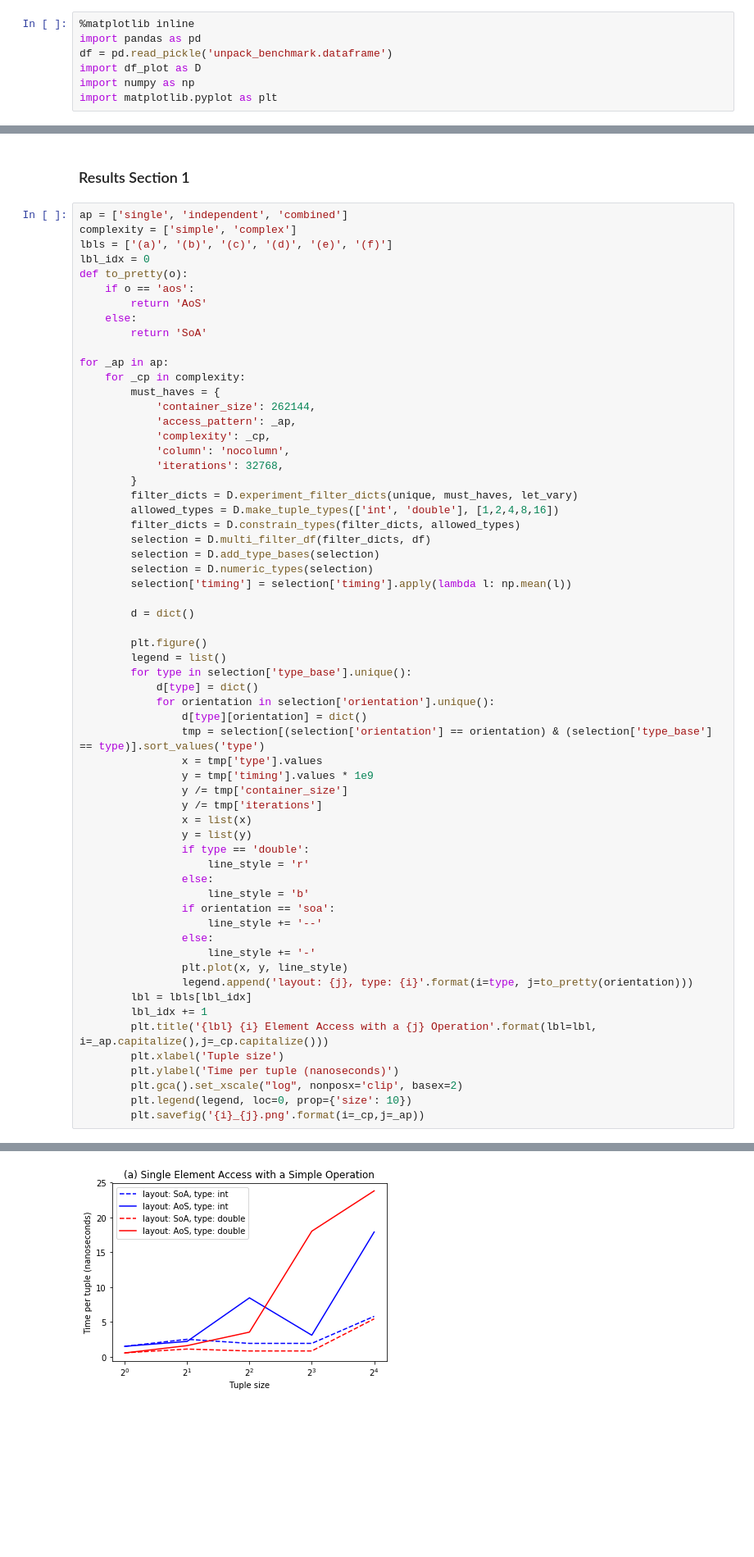
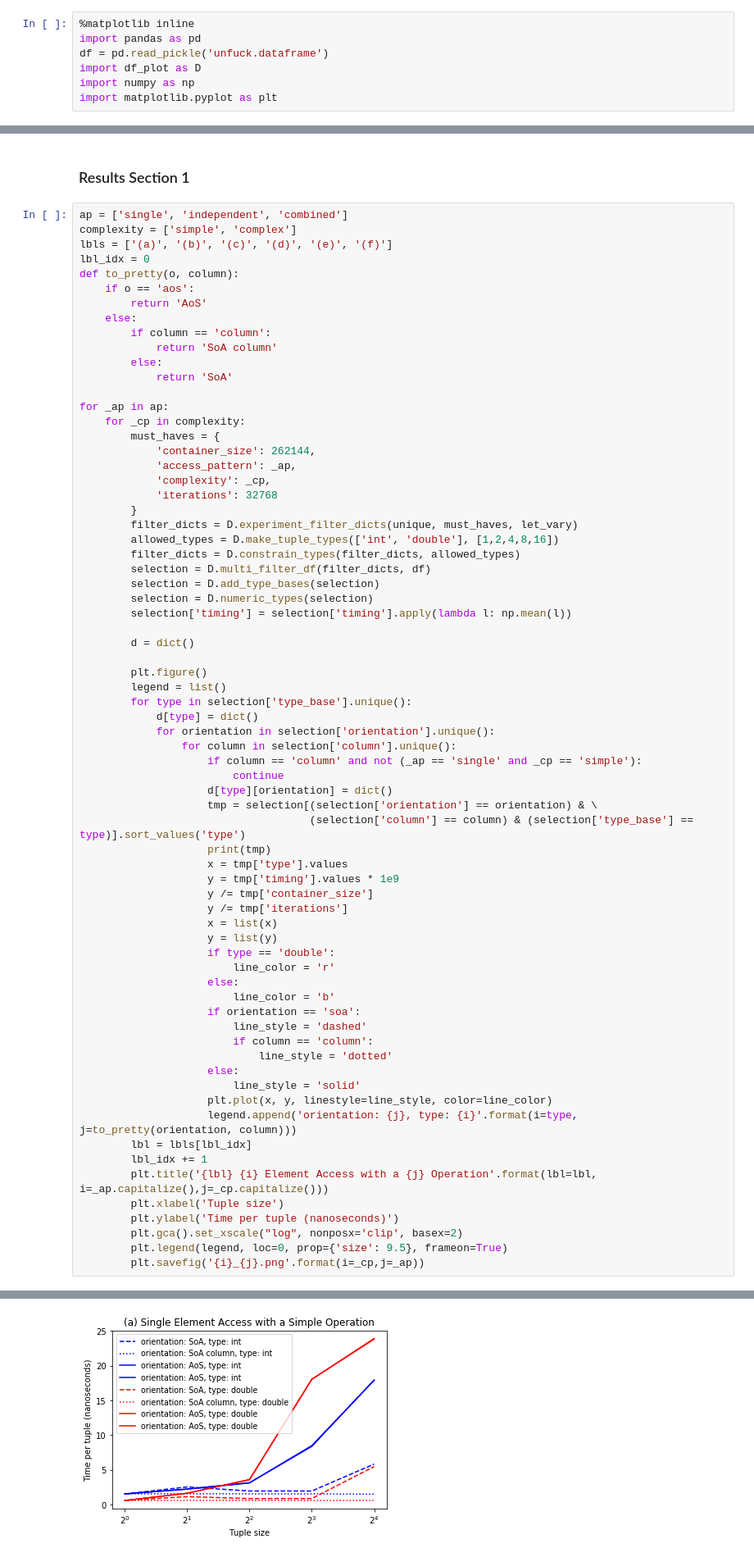
Before and after one commit to gress2/unpack-analysis-2, a Jupyter notebook: Analysis 2.ipynb, the cells around one changed output, grey strips where cells are left out. Shown at 82% size. Saved outputs shown, nothing was run; the diff lists cells and outputs as text; blank space fills up the shorter version.

```diff
--- a/Analysis 2.ipynb
+++ b/Analysis 2.ipynb
@@ -14,7 +14,7 @@ First, we must load the dataframe. Additionally, we import our dataframe plottin
 # %%
 %matplotlib inline
 import pandas as pd
-df = pd.read_pickle('unpack_benchmark.dataframe')
+df = pd.read_pickle('unfuck.dataframe')
 import df_plot as D
 import numpy as np
 import matplotlib.pyplot as plt
@@ -258,11 +258,14 @@ ap = ['single', 'independent', 'combined']
 complexity = ['simple', 'complex']
 lbls = ['(a)', '(b)', '(c)', '(d)', '(e)', '(f)']
 lbl_idx = 0
-def to_pretty(o):
+def to_pretty(o, column):
     if o == 'aos':
         return 'AoS'
     else:
-        return 'SoA'
+        if column == 'column':
+            return 'SoA column'
+        else:
+            return 'SoA'
 
 for _ap in ap:
     for _cp in complexity:
@@ -270,8 +273,7 @@ for _ap in ap:
             'container_size': 262144,
             'access_pattern': _ap,
             'complexity': _cp,
-            'column': 'nocolumn',
-            'iterations': 32768,
+            'iterations': 32768
         }
         filter_dicts = D.experiment_filter_dicts(unique, must_haves, let_vary)
         allowed_types = D.make_tuple_types(['int', 'double'], [1,2,4,8,16])
@@ -288,30 +290,37 @@ for _ap in ap:
         for type in selection['type_base'].unique():
             d[type] = dict()
             for orientation in selection['orientation'].unique():
-                d[type][orientation] = dict()
-                tmp = selection[(selection['orientation'] == orientation) & (selection['type_base'] == type)].sort_values('type')
-                x = tmp['type'].values
-                y = tmp['timing'].values * 1e9
-                y /= tmp['container_size']
-                y /= tmp['iterations']
-                x = list(x)
-                y = list(y)
-                if type == 'double':
-                    line_style = 'r'
-                else:
-                    line_style = 'b'
-                if orientation == 'soa':
-                    line_style += '--'
-                else:
-                    line_style += '-'
-                plt.plot(x, y, line_style)
-                legend.append('layout: {j}, type: {i}'.format(i=type, j=to_pretty(orientation)))
+                for column in selection['column'].unique():
+                    if column == 'column' and not (_ap == 'single' and _cp == 'simple'):
+                        continue
+                    d[type][orientation] = dict()
+                    tmp = selection[(selection['orientation'] == orientation) & \
+                                    (selection['column'] == column) & (selection['type_base'] == type)].sort_values('type')
+                    print(tmp)
+                    x = tmp['type'].values
+                    y = tmp['timing'].values * 1e9
+                    y /= tmp['container_size']
+                    y /= tmp['iterations']
+                    x = list(x)
+                    y = list(y)
+                    if type == 'double':
+                        line_color = 'r'
+                    else:
+                        line_color = 'b'
+                    if orientation == 'soa':
+                        line_style = 'dashed'
+                        if column == 'column':
+                            line_style = 'dotted'
+                    else:
+                        line_style = 'solid'
+                    plt.plot(x, y, linestyle=line_style, color=line_color)
+                    legend.append('orientation: {j}, type: {i}'.format(i=type, j=to_pretty(orientation, column)))
         lbl = lbls[lbl_idx]
         lbl_idx += 1
         plt.title('{lbl} {i} Element Access with a {j} Operation'.format(lbl=lbl, i=_ap.capitalize(),j=_cp.capitalize()))
         plt.xlabel('Tuple size')
         plt.ylabel('Time per tuple (nanoseconds)')
         plt.gca().set_xscale("log", nonposx='clip', basex=2)
-        plt.legend(legend, loc=0, prop={'size': 10})
+        plt.legend(legend, loc=0, prop={'size': 9.5}, frameon=True)
         plt.savefig('{i}_{j}.png'.format(i=_cp,j=_ap))
 # %% [output]
@@ -318 +344 @@ for _ap in ap:
-[figure, old version]
+[figure, new version]
```
Also changed, not shown: parts of 7 cells of this notebook.
